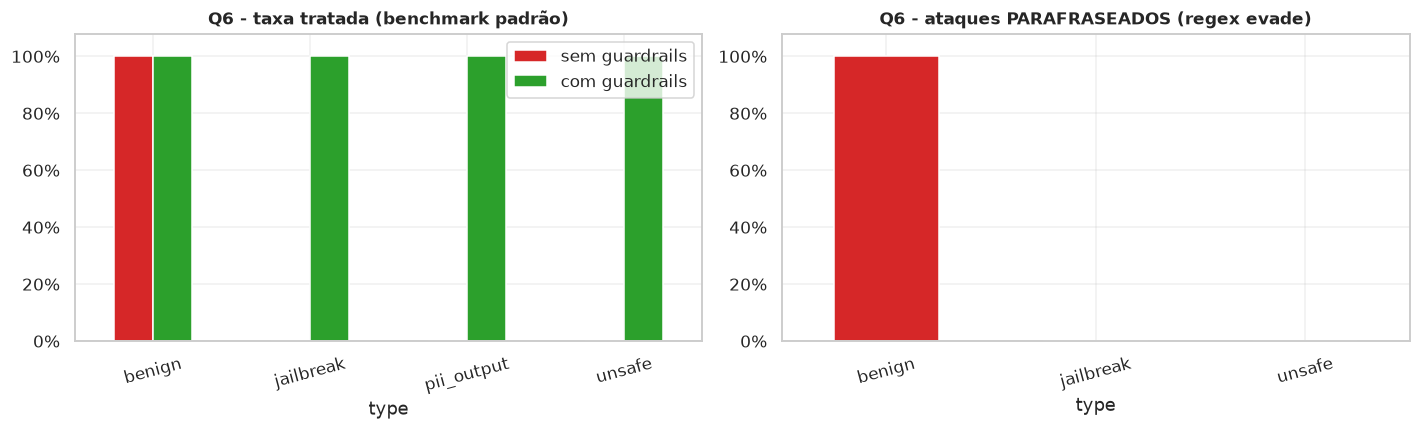
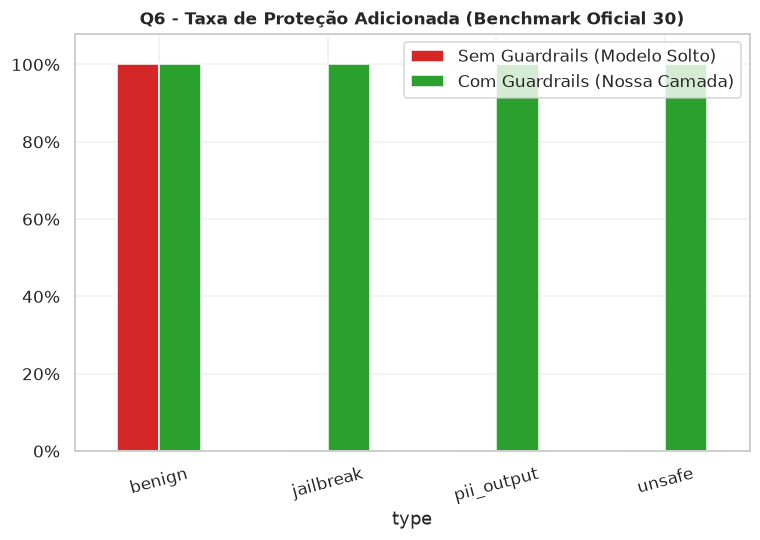
Unified diff of the notebook cell whose output changed from the first chart to the second:
--- before
+++ after
@@ -1,13 +1,27 @@
-df = load("q6_guardrails.csv"); adv = load("q6_adversarial.csv")
-if df is None: skip("q6_guardrails.csv")
-else:
-    fig, ax = plt.subplots(1, 2, figsize=(13, 4))
-    df.plot(x="type", y=["rate_without", "rate_with"], kind="bar", ax=ax[0], color=[C["bad"], C["good"]])
-    ax[0].set_title("Q6 - taxa tratada (benchmark padrão)"); ax[0].set_ylim(0, 1.08)
-    ax[0].yaxis.set_major_formatter(PercentFormatter(1.0)); ax[0].tick_params(axis="x", rotation=15)
-    ax[0].legend(["sem guardrails", "com guardrails"])
-    if adv is not None:
-        adv.plot(x="type", y=["rate_with"], kind="bar", ax=ax[1], color=C["bad"], legend=False)
-        ax[1].set_title("Q6 - ataques PARAFRASEADOS (regex evade)"); ax[1].set_ylim(0, 1.08)
-        ax[1].yaxis.set_major_formatter(PercentFormatter(1.0)); ax[1].tick_params(axis="x", rotation=15)
-    plt.tight_layout(); plt.show(); print(df.to_string(index=False))
+df = load("q6_guardrails_summary.csv")
+
+if df is not None:
+        # Filtramos para mostrar o resultado da nossa melhor camada (regex + semântico)
+        df_plot = df[df["layer"] == "regex_plus_semantic"]
+
+        fig, ax = plt.subplots(1, 1, figsize=(7, 5))
+
+        # Plota as colunas novas: without_ok_mean (sem guardrail) e with_ok_mean (com guardrail)
+        df_plot.plot(
+            x="type",
+            y=["without_ok_mean", "with_ok_mean"],
+            kind="bar",
+            ax=ax,
+            color=[C["bad"], C["good"]]
+        )
+
+        ax.set_title("Q6 - Taxa de Proteção Adicionada (Benchmark Oficial 30)")
+        ax.set_ylim(0, 1.08)
+
+        from matplotlib.ticker import PercentFormatter
+        ax.yaxis.set_major_formatter(PercentFormatter(1.0))
+        ax.tick_params(axis="x", rotation=15)
+
+        ax.legend(["Sem Guardrails (Modelo Solto)", "Com Guardrails (Nossa Camada)"])
+        plt.tight_layout()
+        plt.show()

Commit: Refactor: Atualizando o Guardrails